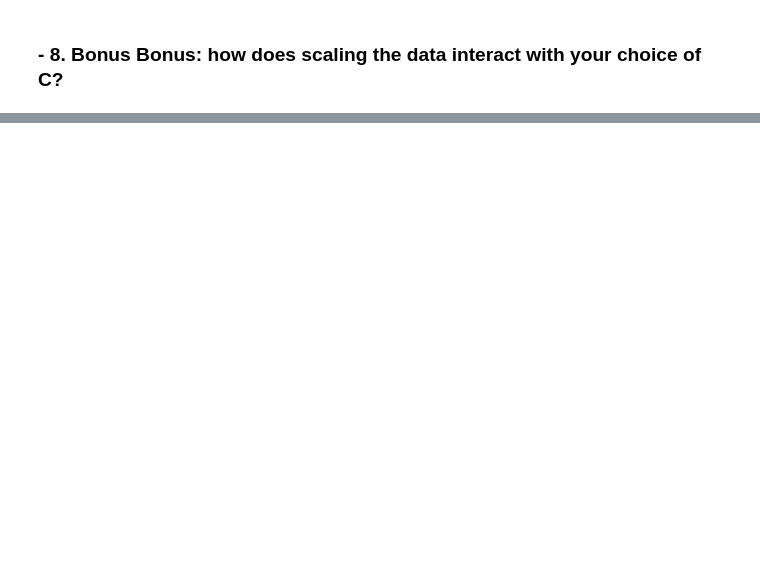
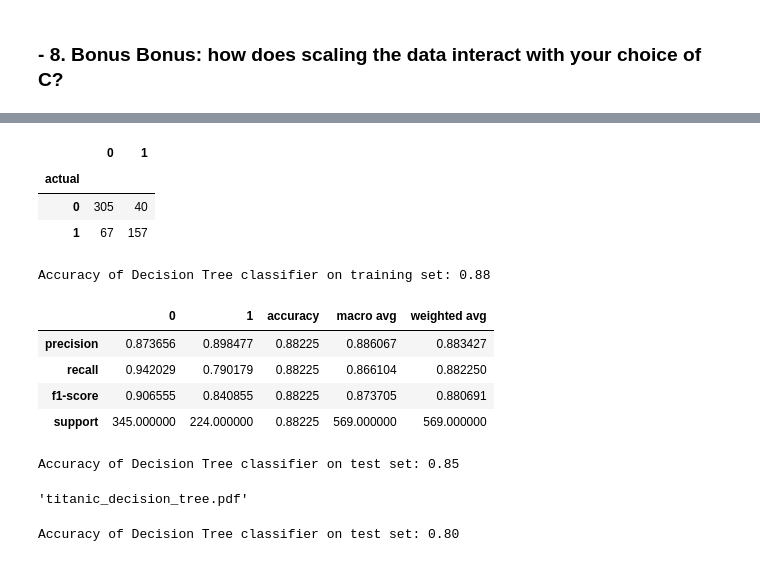
Before and after one commit to chasethompson/ds-methodologies-exercises, a Jupyter notebook: classification/model.ipynb, the cells around one changed output, grey strips where cells are left out. Saved outputs shown, nothing was run; the diff lists cells and outputs as text; code cells hidden in the pictures; blank space fills up the shorter version.

```diff
--- a/classification/model.ipynb
+++ b/classification/model.ipynb
@@ -564,0 +589,3 @@ logit11.score(X, y)
+# %%
+X = train[['pclass', 'fare', 'age', 'sex_encoder', 'C', 'Q', 'S']]
+y = train[['survived']]
@@ -564,0 +611,3 @@ logit11.score(X, y)
+# %%
+y_pred = clf.predict(X)
+y_pred_proba = clf.predict_proba(X)
@@ -564,0 +628,42 @@ logit11.score(X, y)
+# %%
+#confusion_matrix = pd.DataFrame(confusion_matrix(y, y_pred))
+#confusion_matrix.index.name = 'actual'
+confusion_matrix
+# %% [output]
+|  | 0 | 1 |
+| actual |  |  |
+| 0 | 305 | 40 |
+| 1 | 67 | 157 |
+# %%
+print('Accuracy of Decision Tree classifier on training set: {:.2f}'.format(clf.score(X, y)))
+# %% [output]
+Accuracy of Decision Tree classifier on training set: 0.88
+# %%
+pd.DataFrame(classification_report(y, y_pred, output_dict=True))
+# %% [output]
+|  | 0 | 1 | accuracy | macro avg | weighted avg |
+| precision | 0.873656 | 0.898477 | 0.88225 | 0.886067 | 0.883427 |
+| recall | 0.942029 | 0.790179 | 0.88225 | 0.866104 | 0.882250 |
+| f1-score | 0.906555 | 0.840855 | 0.88225 | 0.873705 | 0.880691 |
+| support | 345.000000 | 224.000000 | 0.88225 | 569.000000 | 569.000000 |
+# %%
+print('Accuracy of Decision Tree classifier on test set: {:.2f}'.format(clf.score(X_validate, y_validate)))
+# %% [output]
+Accuracy of Decision Tree classifier on test set: 0.85
+# %%
+import graphviz
+from graphviz import Graph
+
+clf = DecisionTreeClassifier()
+clf = clf.fit(X, y)
+
+dot_data = export_graphviz(clf, out_file=None)
+graph = graphviz.Source(dot_data)
+
+graph.render('titanic_decision_tree', view=True)
+# %% [output]
+'titanic_decision_tree.pdf'
+# %%
+print('Accuracy of Decision Tree classifier on test set: {:.2f}'.format(clf.score(X_test, y_test)))
+# %% [output]
+Accuracy of Decision Tree classifier on test set: 0.80
```
Also changed, not shown: parts of 50 cells of this notebook.
